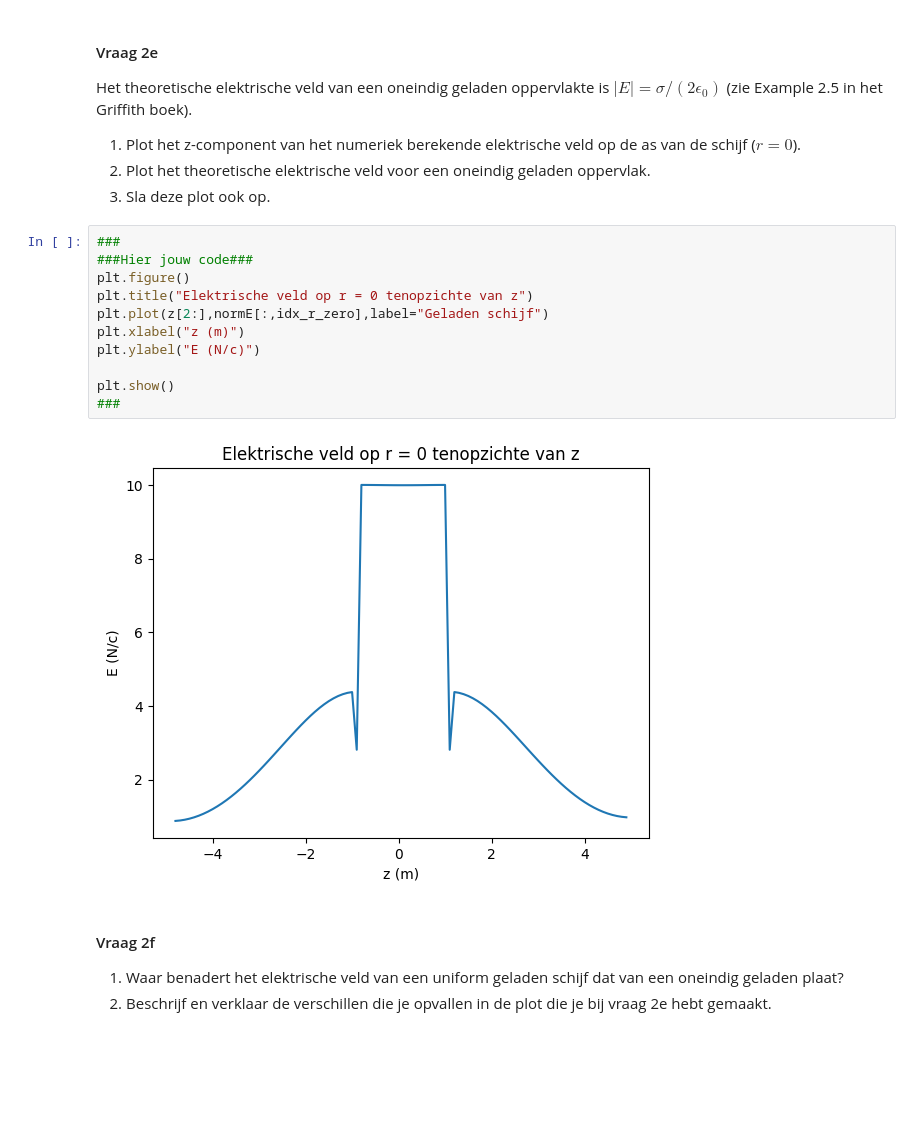
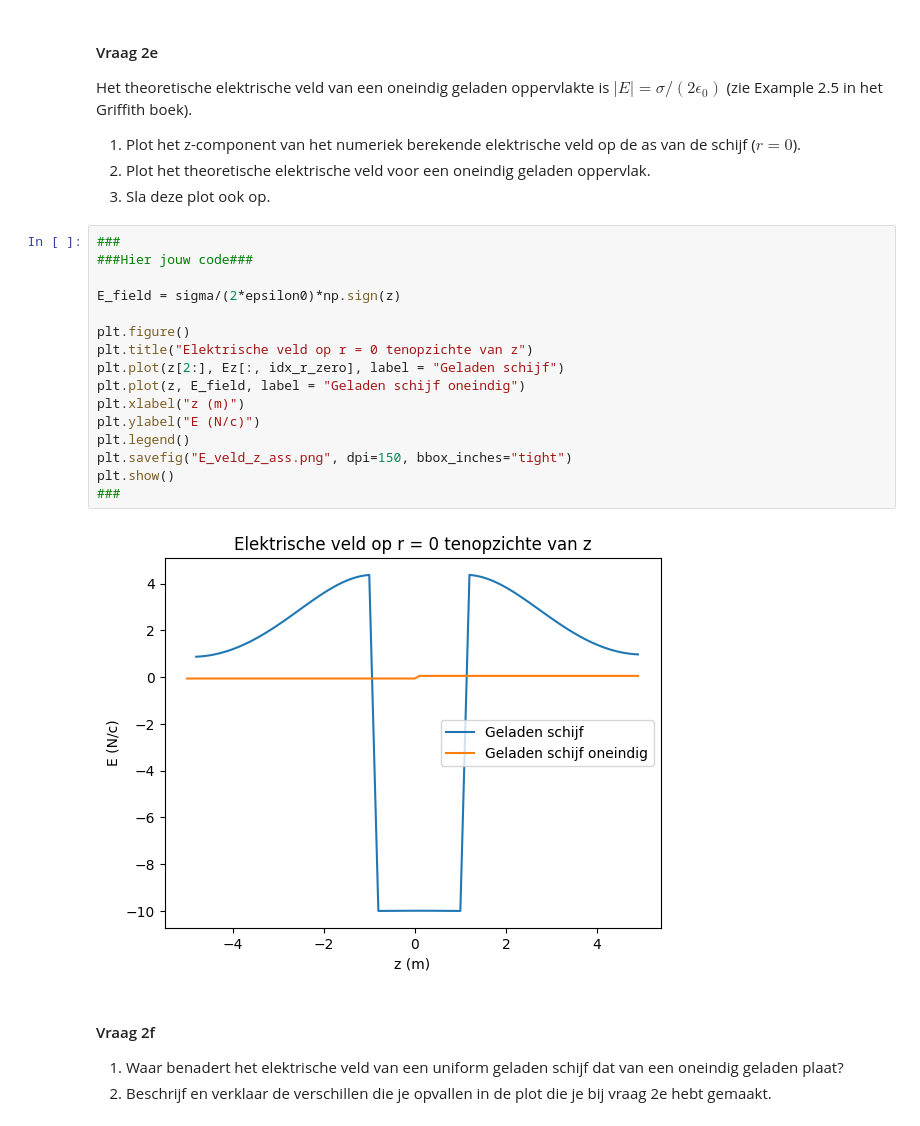
Before and after one commit to AAAGomperts/opdrachten-DEF-D, a Jupyter notebook: DigitaleOntwerpopdrachten/1CondensatorOpdracht/CondensatorOntwerpopdracht.ipynb, the cells around one changed output. Cells and saved outputs as stored; diff of their text form; blank space fills up the shorter version.

```diff
--- a/DigitaleOntwerpopdrachten/1CondensatorOpdracht/CondensatorOntwerpopdracht.ipynb
+++ b/DigitaleOntwerpopdrachten/1CondensatorOpdracht/CondensatorOntwerpopdracht.ipynb
@@ -261,16 +260,21 @@ Het theoretische elektrische veld van een oneindig geladen oppervlakte is $|E| =
 # %%
 ###
 ###Hier jouw code###
+
+E_field = sigma/(2*epsilon0)*np.sign(z)
+
 plt.figure()
 plt.title("Elektrische veld op r = 0 tenopzichte van z")
-plt.plot(z[2:],normE[:,idx_r_zero],label="Geladen schijf")
+plt.plot(z[2:], Ez[:, idx_r_zero], label = "Geladen schijf")
+plt.plot(z, E_field, label = "Geladen schijf oneindig")
 plt.xlabel("z (m)")
 plt.ylabel("E (N/c)")
-
+plt.legend()
+plt.savefig("E_veld_z_ass.png", dpi=150, bbox_inches="tight")
 plt.show()
 ###
 # %% [output]
-[figure, old version]
+[figure, new version]
 # %% [markdown]
 #### Vraag 2f
 1. Waar benadert het elektrische veld van een uniform geladen schijf dat van een oneindig geladen plaat?
```
Also changed, not shown: parts of 1 cell of this notebook, 1 other file.
